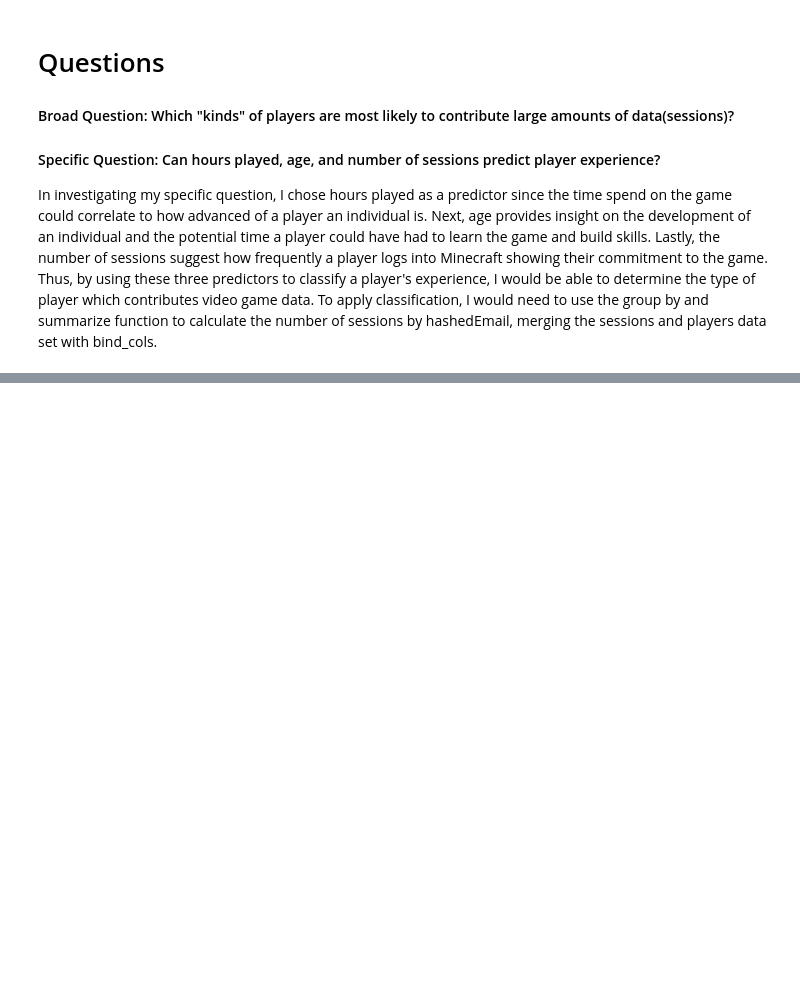
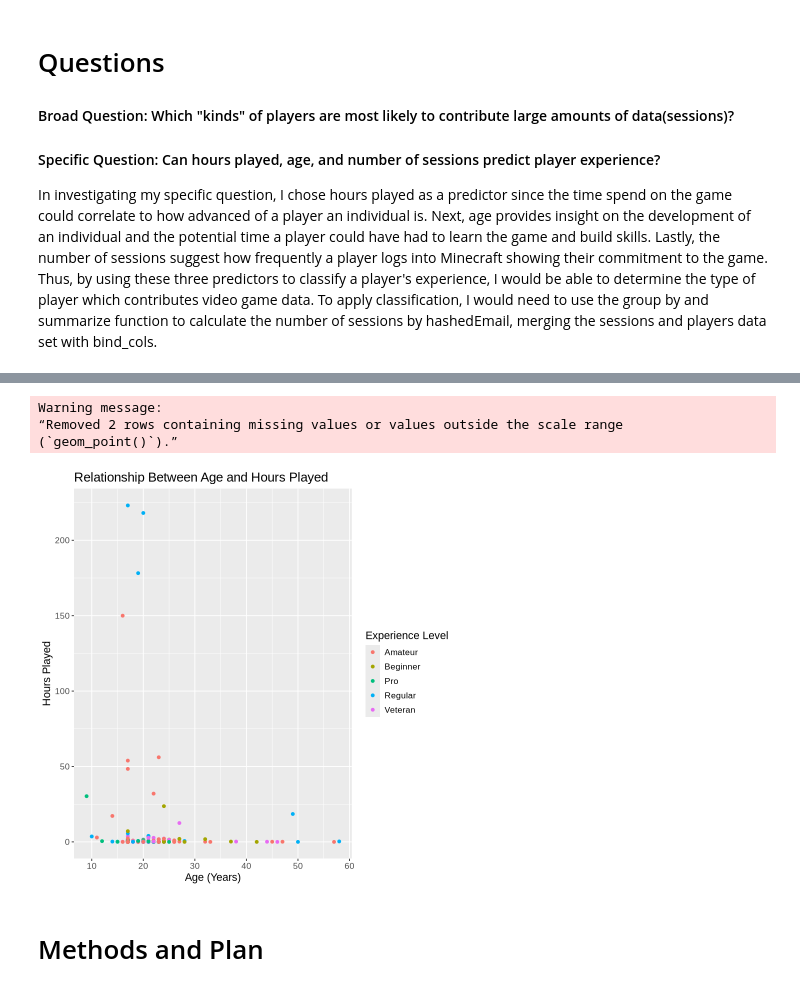
Before and after one commit to kirstenkam/dsci_project, a Jupyter notebook: individual_project_planning.ipynb, the cells around one changed output, grey strips where cells are left out. Drawn from its saved outputs; the diff is of its cells as text; code cells hidden in the pictures; blank space fills up the shorter version.

```diff
--- a/individual_project_planning.ipynb
+++ b/individual_project_planning.ipynb
@@ -460,0 +564,16 @@ In investigating my specific question, I chose hours played as a predictor since
+# %%
+# Plot the relationship between age and hours played, colored by experience level.
+age_hours_plot <- ggplot(players, aes(x = Age, y = played_hours, color = experience)) +
+    geom_point() +
+    labs(x = "Age (Years)", y = "Hours Played", title = "Relationship Between Age and Hours Played", color = "Experience Level") +
+    theme(text = element_text(size = 13))
+age_hours_plot
+# It looks like there are only a few points since the range of hours played is so great.
+# If you look closely, you can see clusters of points at common ages of Minecraft players.
+# %% [output]
+Warning message:
+“Removed 2 rows containing missing values or values outside the scale range
+(`geom_point()`).”
+[figure, added]
+# %% [markdown]
+# Methods and Plan
```
Also changed, not shown: parts of 8 cells of this notebook.
